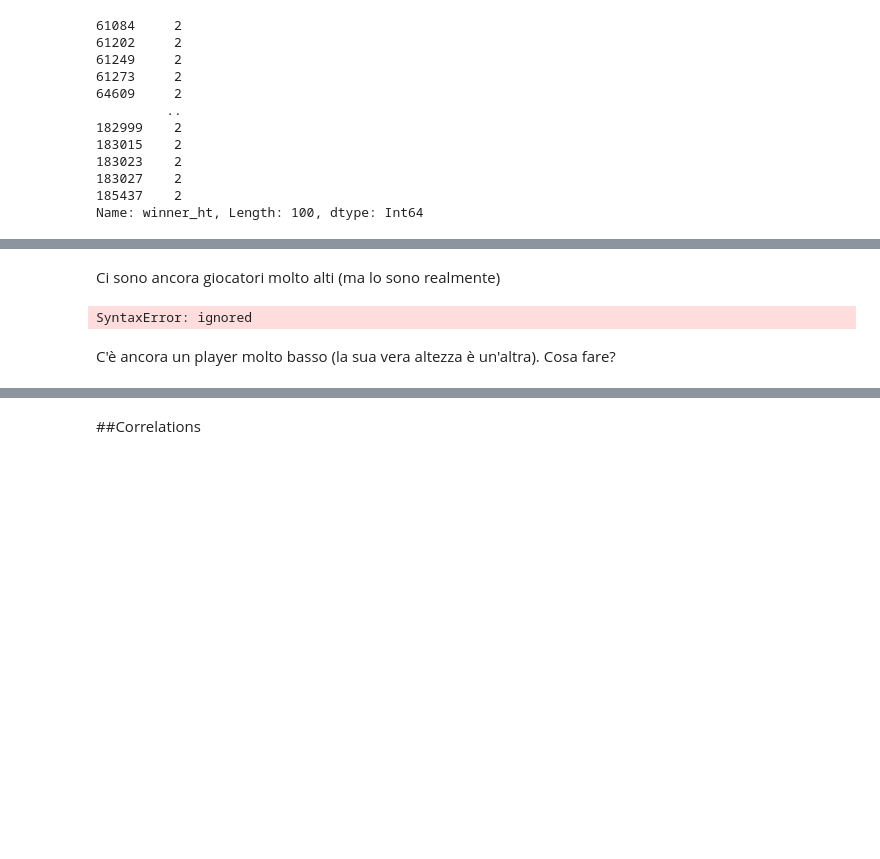
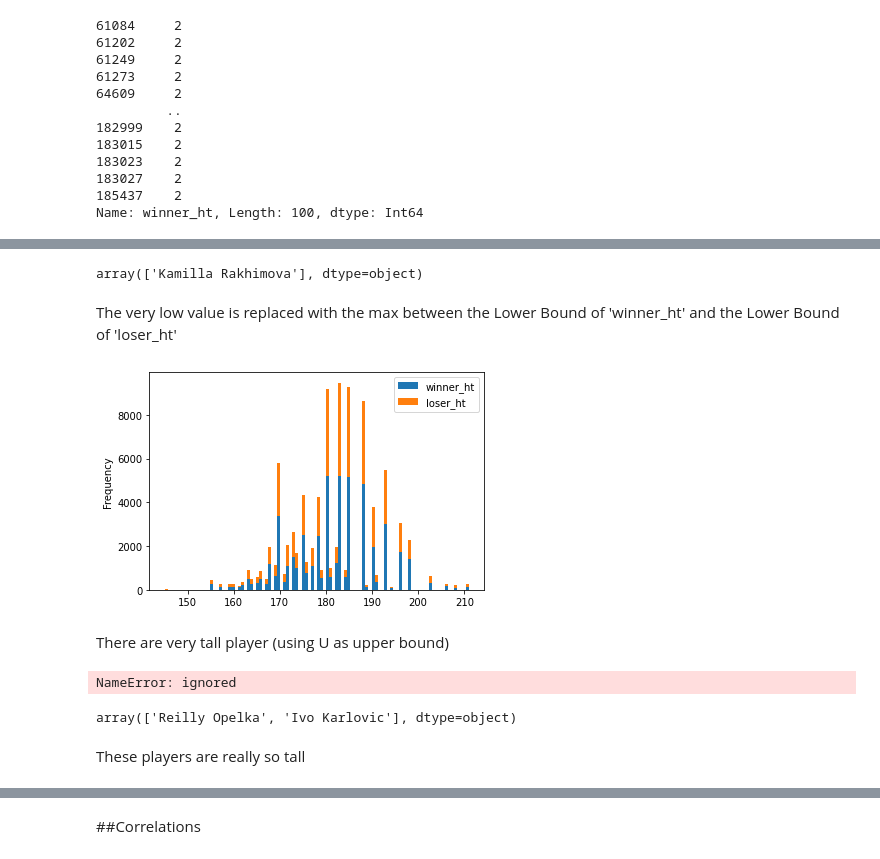
Before and after one commit to nikodallanoce/DataMiningProject, a Jupyter notebook: DM_14_TASK1/DM_14_TASK1.ipynb, the cells around one changed output, grey strips where cells are left out. Saved outputs shown, nothing was run; the diff lists cells and outputs as text; code cells hidden in the pictures; blank space fills up the shorter version.

```diff
--- a/DM_14_TASK1/DM_14_TASK1.ipynb
+++ b/DM_14_TASK1/DM_14_TASK1.ipynb
@@ -571,12 +571,26 @@ Sostituisco il valore troppo basso con il Lower Bound L
+# %%
+df_matches.loc[(df_matches['loser_ht'] < 0.5*L['loser_ht']) |(df_matches['loser_ht'] > 2 * U['loser_ht']),'loser_name'].unique()
+# %% [output]
+array(['Kamilla Rakhimova'], dtype=object)
+# %% [markdown]
+The very low value is replaced with the max between the Lower Bound of 'winner_ht' and the Lower Bound of 'loser_ht'
 # %%
-df_matches.loc[(df_matches['winner_ht'] < (Q1['winner_ht'] - 3 * IQR['winner_ht'])),'winner_ht'] = int(max(L['winner_ht'], L['loser_ht']))
+df_matches.loc[(df_matches['winner_ht'] < 0.5 * L['winner_ht']),'winner_ht'] = int(max(L['winner_ht'], L['loser_ht']))
 # %%
-df_matches.loc[(df_matches['loser_ht'] < (Q1['loser_ht'] - 3 * IQR['loser_ht'])),'loser_ht'] = int(max(L['winner_ht'], L['loser_ht']))
+df_matches.loc[(df_matches['loser_ht'] < 0.5 * L['loser_ht']),'loser_ht'] = int(max(L['winner_ht'], L['loser_ht']))
-# %% [markdown]
-Ci sono ancora giocatori molto alti (ma lo sono realmente)
+# %%
+df_matches[['winner_ht', 'loser_ht']].plot.hist(stacked=True, bins=100);
+# %% [output]
+[figure, added]
+# %% [markdown]
+There are very tall player (using U as upper bound)
 # %%
-df_matches[(df_matches['winner_ht'] > (U['winner_ht'])]['winner_name'].unique()
+df_matches[(df_matches['winner_ht'] > U['winner_ht'])]['winner_name'].unique()
 # %% [output]
-SyntaxError: ignored
+NameError: ignored
-# %% [markdown]
-C'è ancora un player molto basso (la sua vera altezza è un'altra). Cosa fare?
+# %%
+df_matches[(df_matches['loser_ht'] > U['loser_ht'])]['loser_name'].unique()
+# %% [output]
+array(['Reilly Opelka', 'Ivo Karlovic'], dtype=object)
+# %% [markdown]
+These players are really so tall
```
Also changed, not shown: parts of 110 cells of this notebook.
